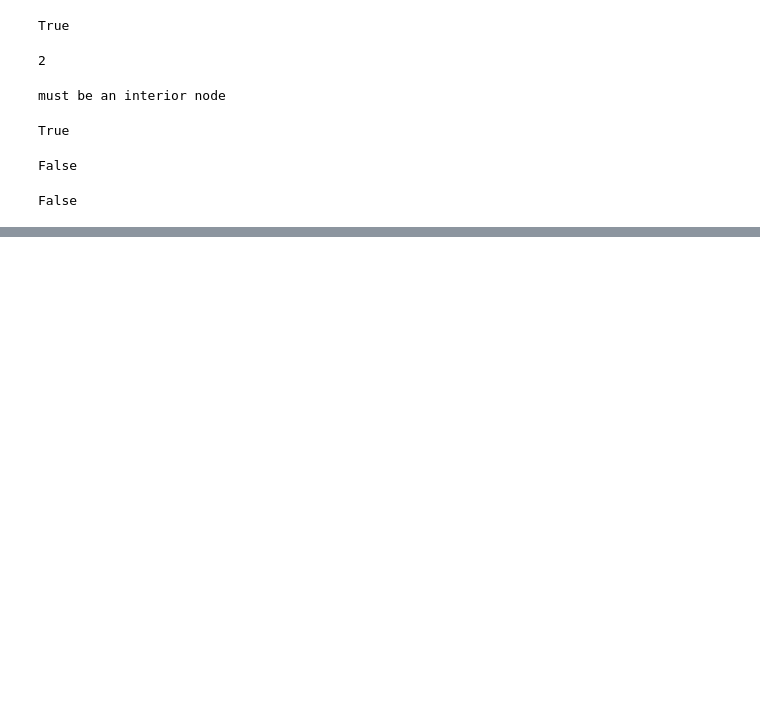
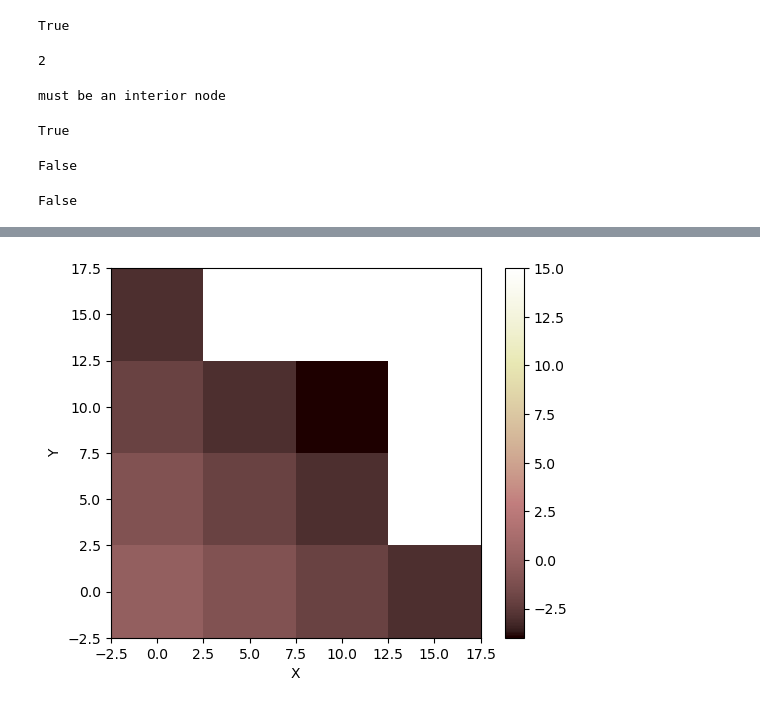
Before and after one commit to csdms-espin/ESPIn2026_ThermalSlump, a Jupyter notebook: SuperThermal.ipynb, the cells around one changed output, grey strips where cells are left out. Drawn from its saved outputs; the diff is of its cells as text; code cells hidden in the pictures; blank space fills up the shorter version.

```diff
--- a/SuperThermal.ipynb
+++ b/SuperThermal.ipynb
@@ -143,0 +151,16 @@ grid.imshow(temp)
+# %%
+# prepare diffusion parameters
+kappa = 1.5 * 1e-3
+dt = 3600.0 * 24
+n_time_steps = int(1e6)
+# %%
+# diffusion cell
+for t in range(n_time_steps):
+    temp[grid.at_node['is_clay'] == 0] = 15
+    Tgrad = grid.calc_grad_at_link(temp)
+    dTdt = kappa * grid.calc_flux_div_at_node(Tgrad)
+    temp += dTdt * dt * (is_clay == 0)
+# %%
+grid.imshow(temp)
+# %% [output]
+[figure, added]
```
Also changed, not shown: parts of 5 cells of this notebook.
